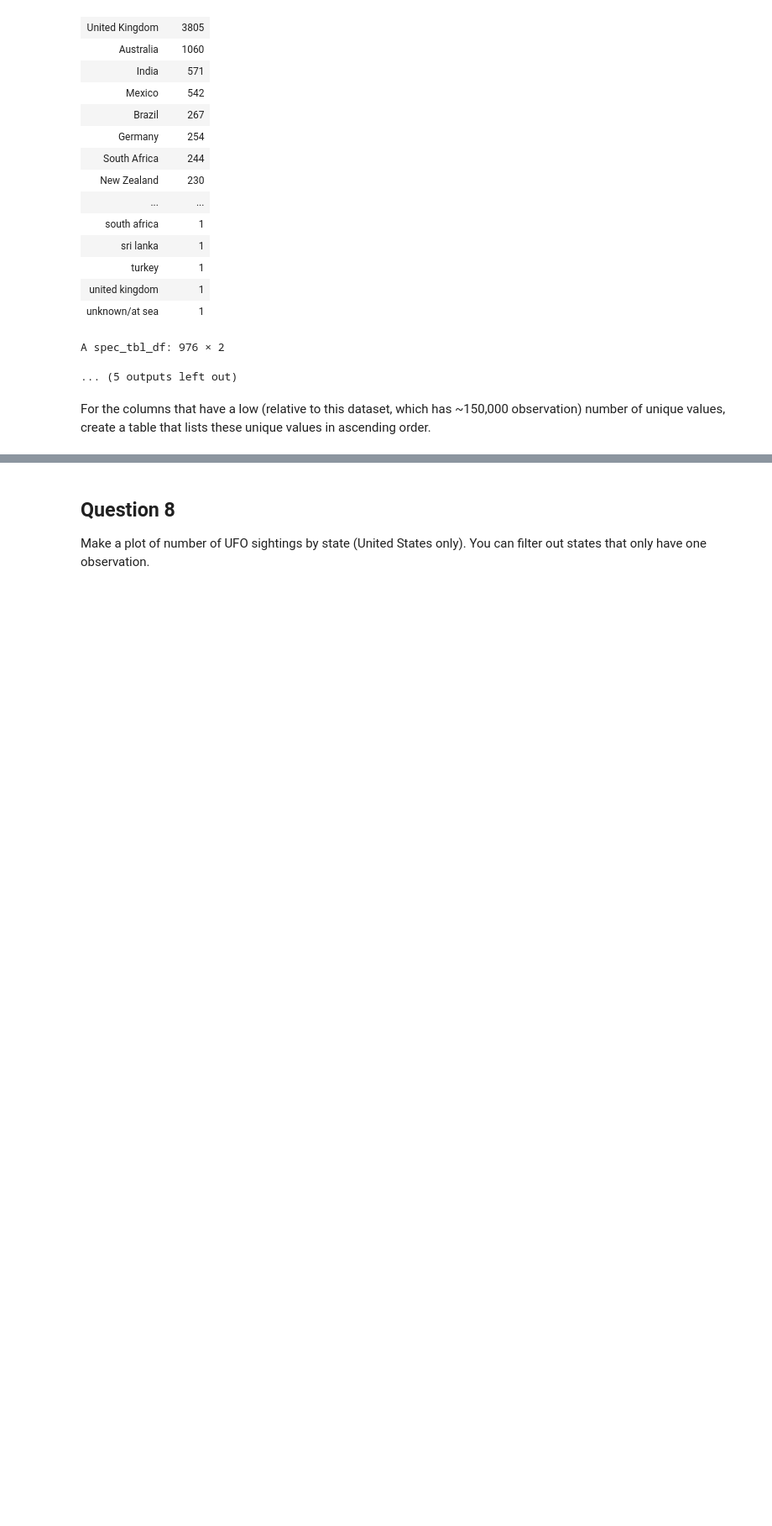
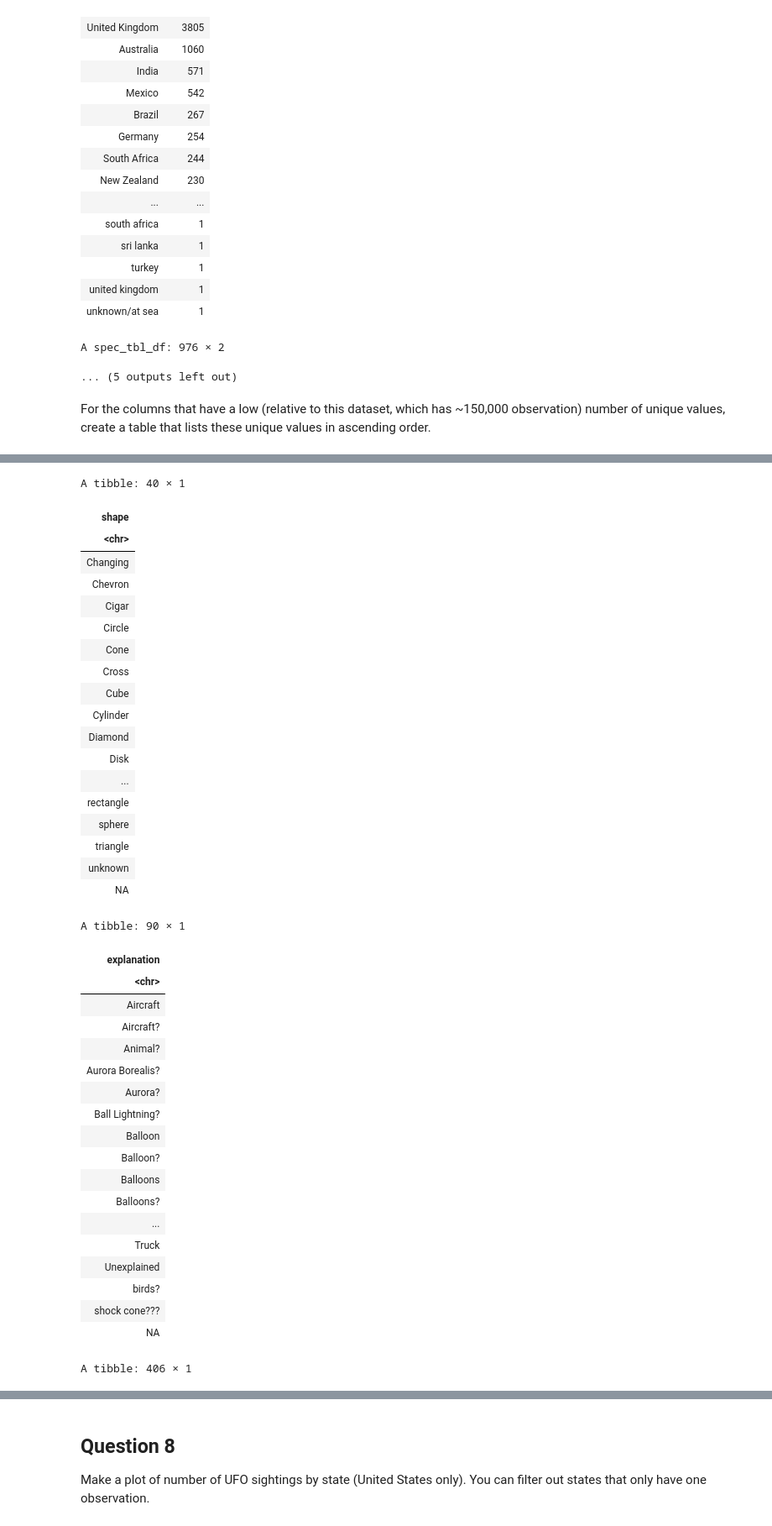
Before and after one commit to shila-b/Assignments, a Jupyter notebook: HW4/BIOS512_HW4_ShilaBhatta.ipynb, the cells around one changed output, grey strips where cells are left out. Shown at 84% size. Saved outputs shown, nothing was run; the diff lists cells and outputs as text; code cells hidden in the pictures; blank space fills up the shorter version.

```diff
--- a/HW4/BIOS512_HW4_ShilaBhatta.ipynb
+++ b/HW4/BIOS512_HW4_ShilaBhatta.ipynb
@@ -618,0 +624,55 @@ ERROR: Error: 'noforc.csv' does not exist in current working directory ('/home/j
+# %%
+#By Shape
+nuforc %>%
+distinct(shape) %>%
+arrange(shape)
+
+#By Explanation
+nuforc %>%
+distinct(explanation) %>%
+arrange(explanation)
+
+#By Country
+nuforc %>%
+distinct(country) %>%
+arrange(country)
+# %% [output]
+A tibble: 40 × 1
+| shape |
+| <chr> |
+| Changing |
+| Chevron |
+| Cigar |
+| Circle |
+| Cone |
+| Cross |
+| Cube |
+| Cylinder |
+| Diamond |
+| Disk |
+| ... |
+| rectangle |
+| sphere |
+| triangle |
+| unknown |
+| NA |
+A tibble: 90 × 1
+| explanation |
+| <chr> |
+| Aircraft |
+| Aircraft? |
+| Animal? |
+| Aurora Borealis? |
+| Aurora? |
+| Ball Lightning? |
+| Balloon |
+| Balloon? |
+| Balloons |
+| Balloons? |
+| ... |
+| Truck |
+| Unexplained |
+| birds? |
+| shock cone??? |
+| NA |
+A tibble: 406 × 1
```
Also changed, not shown: parts of 8 cells of this notebook, 1 other file.
